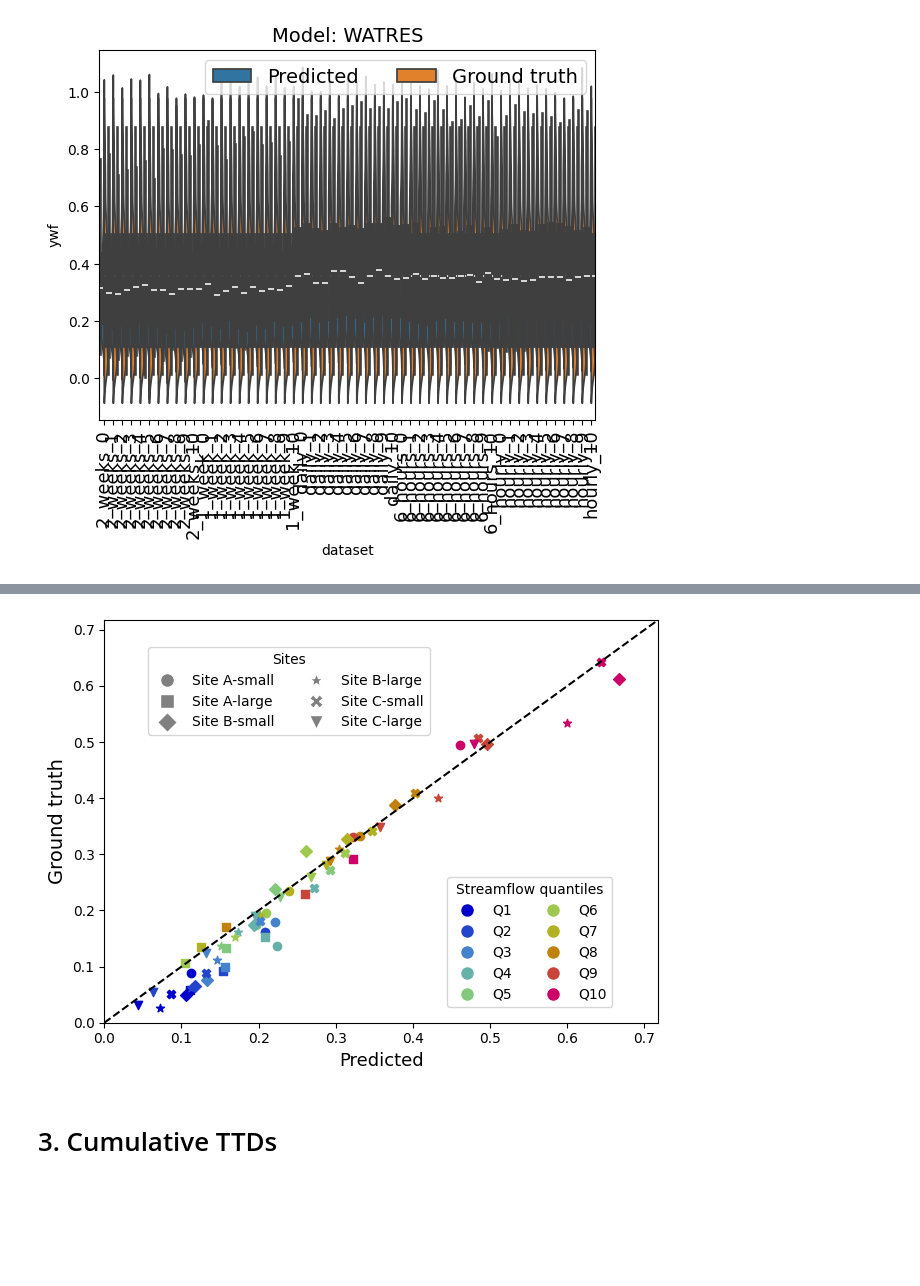
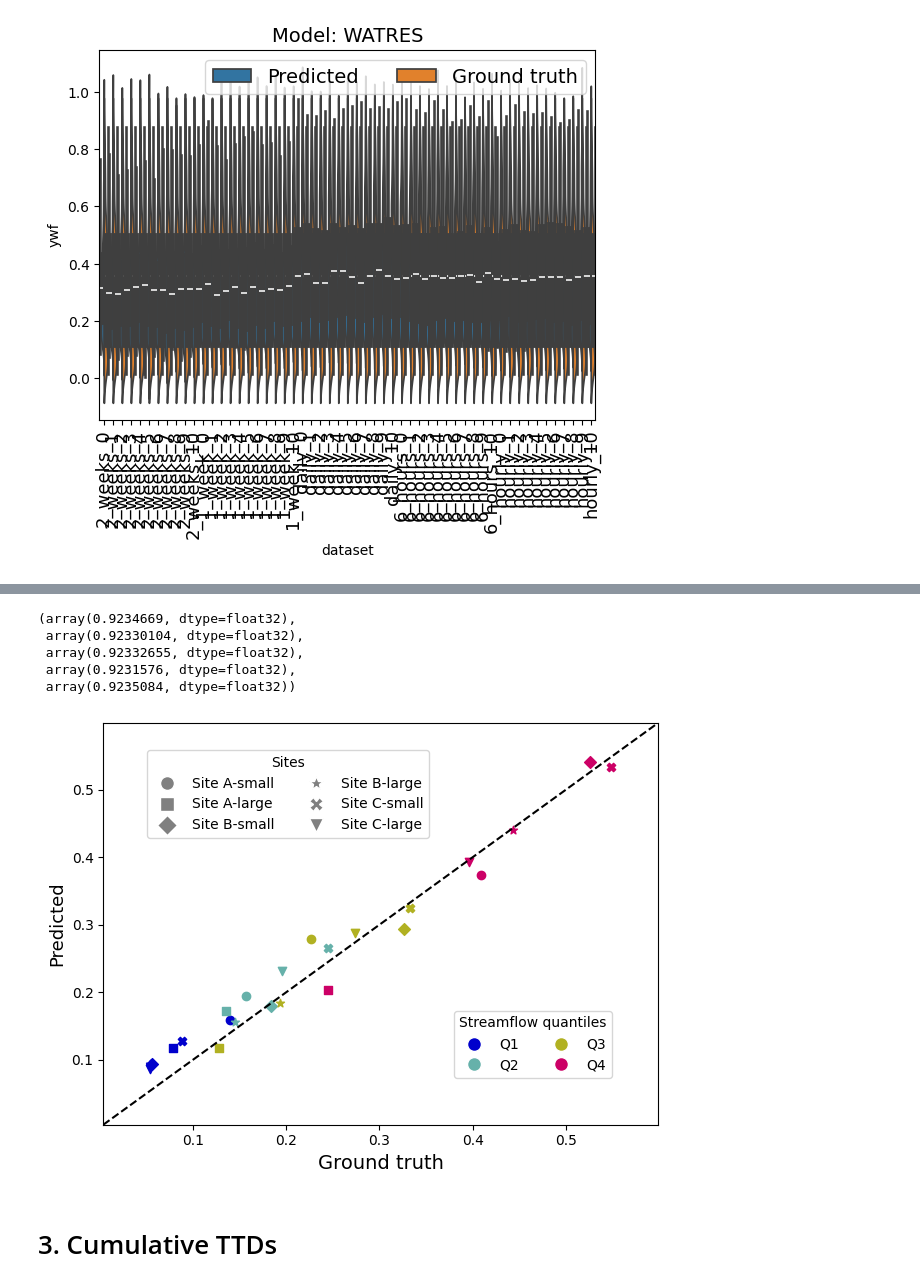
Before and after one commit to quentin-duchemin/WATRES, a Jupyter notebook: notebooks/saved_notebooks/visualize_results_simulated_data.ipynb, the cells around one changed output, grey strips where cells are left out. Saved outputs shown, nothing was run; the diff lists cells and outputs as text; code cells hidden in the pictures; blank space fills up the shorter version.

```diff
--- a/notebooks/saved_notebooks/visualize_results_simulated_data.ipynb
+++ b/notebooks/saved_notebooks/visualize_results_simulated_data.ipynb
@@ -59,7 +58,7 @@ results = gather_results_all_sites(settings)
 # 0. Impact of coarser resolution for the input tracer data
 # %%
 for i in range(len(settings)):
-        model = BERT4Transit(pathsite=settings[i]['pathsite'], site=settings[i]['site'], algo=settings[i]['algo'], path_model=settings[i]['path_model'])
+        model = WATRES(pathsite=settings[i]['pathsite'], site=settings[i]['site'], algo=settings[i]['algo'], path_model=settings[i]['path_model'])
         model.load_model(settings[i]['path_model'])
         print(settings[i]['site'],len(model.lst_train))
 # %% [output]
@@ -312,0 +308,28 @@ plt.show()
+# %%
+from scipy.interpolate import interp1d
+root_data = '/mydata/watres/quentin/PinballRT/final_watres/WATRES/data/'
+# getting dates at the hour resolution used to test
+hours_test = np.array([fractional_year_to_datetime(el) for el in np.array(results[sites[0]][algos[0]]['timeyear_test'])])
+
+## Getting results from EHS
+res_EHS = {}
+for site in sites:
+    res_EHS[site] = {}
+    EHS_global = pd.read_csv(os.path.join(root_data, site, 'save', 'EHS_global.txt'), sep=' ')
+    res_EHS[site]['TTD_lag'] = EHS_global['TTD_lag'].to_numpy().reshape(-1) * (24*7)
+    res_EHS[site]['globalPQ'] = np.cumsum(EHS_global['TTD.TTD'].to_numpy().reshape(-1))
+    res_EHS[site]['globalPQ_se'] = np.cumsum(EHS_global['TTD.TTD_se'].to_numpy().reshape(-1))
+
+    res_EHS[site]['globalpQ'] = (EHS_global['TTD.TTD'].to_numpy().reshape(-1))
+    res_EHS[site]['globalpQ_se'] = (EHS_global['TTD.TTD_se'].to_numpy().reshape(-1))
+
+    x_vals = EHS_global['TTD_lag'].to_numpy().reshape(-1)
+    y_vals = res_EHS[site]['globalPQ']
+    f = interp1d(x_vals, y_vals, kind='linear', fill_value="extrapolate")
+    res_EHS[site]['ywfhat'] = (np.array([f(i*4) for i in range(1,11)])).reshape(1,-1)
+    for k in range(4):
+        EHS_quantile = pd.read_csv(os.path.join(root_data, site, 'save', 'EHS_quantile{0}.txt'.format(k)), sep=' ')
+        res_EHS[site]['quantile{0}_PQ'.format(k)] = np.cumsum(EHS_quantile['QquantileTTD.TTD'].to_numpy().reshape(-1))
+        y_vals = res_EHS[site]['quantile{0}_PQ'.format(k)]
+        f = interp1d(x_vals, y_vals, kind='linear', fill_value="extrapolate")
+        res_EHS[site]['quantile{0}_ywfhat'.format(k)] = (np.array([f(i*4) for i in range(1,11)]))
@@ -429,3 +695,11 @@ show_quantile_ywf(results)#, site2name=site2name)
+# %%
+results['Basel_small_storage']['WATRES']['alpha'],results['Basel_large_storage']['WATRES']['alpha'],results['Pully_small_storage']['WATRES']['alpha'], results['Pully_large_storage']['WATRES']['alpha'],results['Lugano_small_storage']['WATRES']['alpha']
+# %% [output]
+(array(0.9234669, dtype=float32),
+ array(0.92330104, dtype=float32),
+ array(0.92332655, dtype=float32),
+ array(0.9231576, dtype=float32),
+ array(0.9235084, dtype=float32))
 # %%
 def show_quantile_ywf_single_figure(results, nb_groups = 10, months_ywf=3, algo2name=None, site2name=None):
     from matplotlib.lines import Line2D
@@ -467,8 +741,8 @@ def show_quantile_ywf_single_figure(results, nb_groups = 10, months_ywf=3, algo2
             for i in range(1, nb_groups+1):
                 if i in grouped_indexes and len(grouped_indexes[i]) > 0:
                     plt.scatter(
+                        np.mean(value['ywf_true'][:, months_ywf-1][grouped_indexes[i]]),
                         np.mean(value['ywfhat'][:, months_ywf-1][grouped_indexes[i]]),
-                        np.mean(value['ywf_true'][:, months_ywf-1][grouped_indexes[i]]),
                         color=colors[i-1],
                         marker=markers[count_site]
                     )
@@ -481,8 +755,8 @@ def show_quantile_ywf_single_figure(results, nb_groups = 10, months_ywf=3, algo2
     plt.xlim(min_val_glob, max_val_glob)
     plt.ylim(min_val_glob, max_val_glob)
     plt.plot([min_val_glob, max_val_glob], [min_val_glob, max_val_glob], linestyle='--', color='black')
-    plt.xlabel('Predicted', fontsize=13)
-    plt.ylabel('Ground truth', fontsize=14)
+    plt.ylabel('Predicted', fontsize=13)
+    plt.xlabel('Ground truth', fontsize=14)
     # Custom legend for colors (Streamflow quantiles)
     color_legend = [Line2D([0], [0], marker='o', color='w', markerfacecolor=colors[i-1], markersize=10)
                     for i in range(1, nb_groups+1)]
@@ -502,9 +776,9 @@ def show_quantile_ywf_single_figure(results, nb_groups = 10, months_ywf=3, algo2
     plt.savefig('ywf_true_vs_pred.png', dpi=250, bbox_inches="tight")
     plt.show()
 # %%
-show_quantile_ywf_single_figure(results, site2name=site2name, nb_groups=10)
+show_quantile_ywf_single_figure(results, site2name=site2name, nb_groups=4)
 # %% [output]
-[figure, old version]
+[figure, new version]
 # %% [markdown]
 # 3. Cumulative TTDs
 # %%
```
Also changed, not shown: parts of 14 cells of this notebook, 27 other files.
